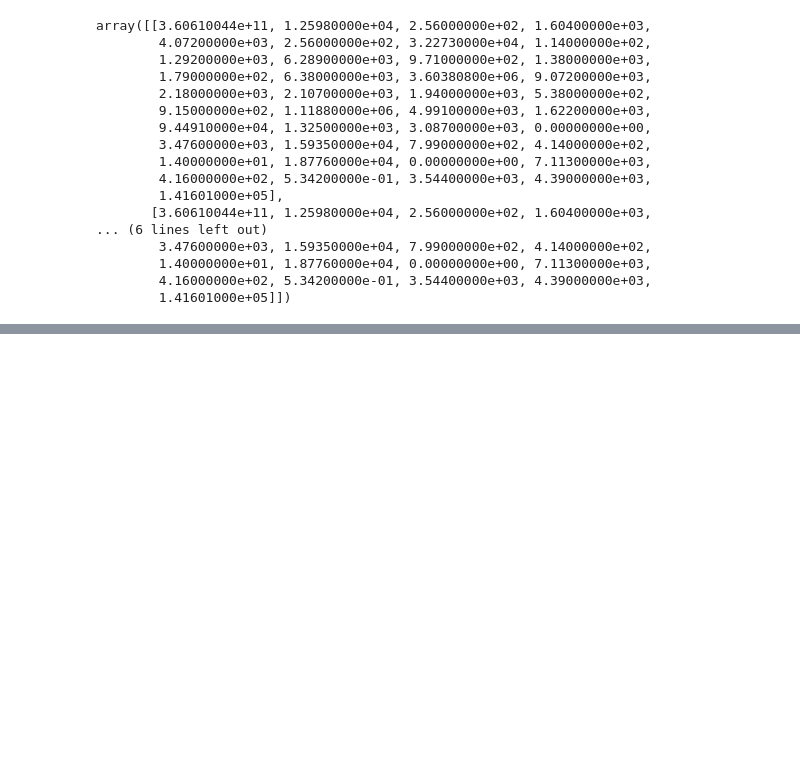
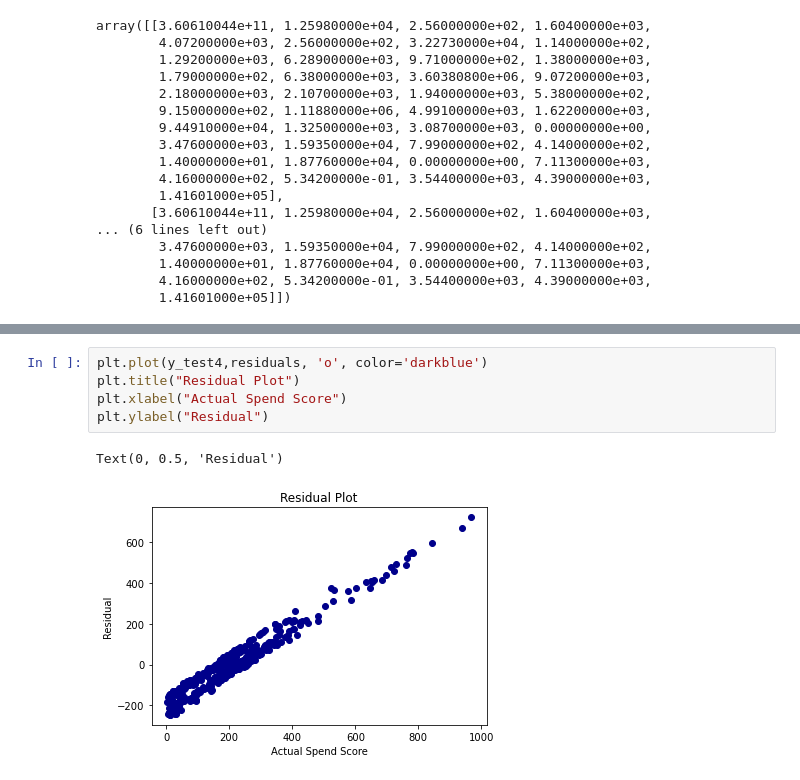
Before and after one commit to asliwinski23/mastercard_spend_prediction, a Jupyter notebook: final_project.ipynb, the cells around one changed output, grey strips where cells are left out. Cells and saved outputs as stored; diff of their text form; blank space fills up the shorter version.

```diff
--- a/final_project.ipynb
+++ b/final_project.ipynb
@@ -475,0 +574,8 @@ AttributeError: 'LinearRegression' object has no attribute 'summary'
+# %%
+plt.plot(y_test4,residuals, 'o', color='darkblue')
+plt.title("Residual Plot")
+plt.xlabel("Actual Spend Score")
+plt.ylabel("Residual")
+# %% [output]
+Text(0, 0.5, 'Residual')
+[figure, added]
```
Also changed, not shown: parts of 37 cells of this notebook, 1 other file.
